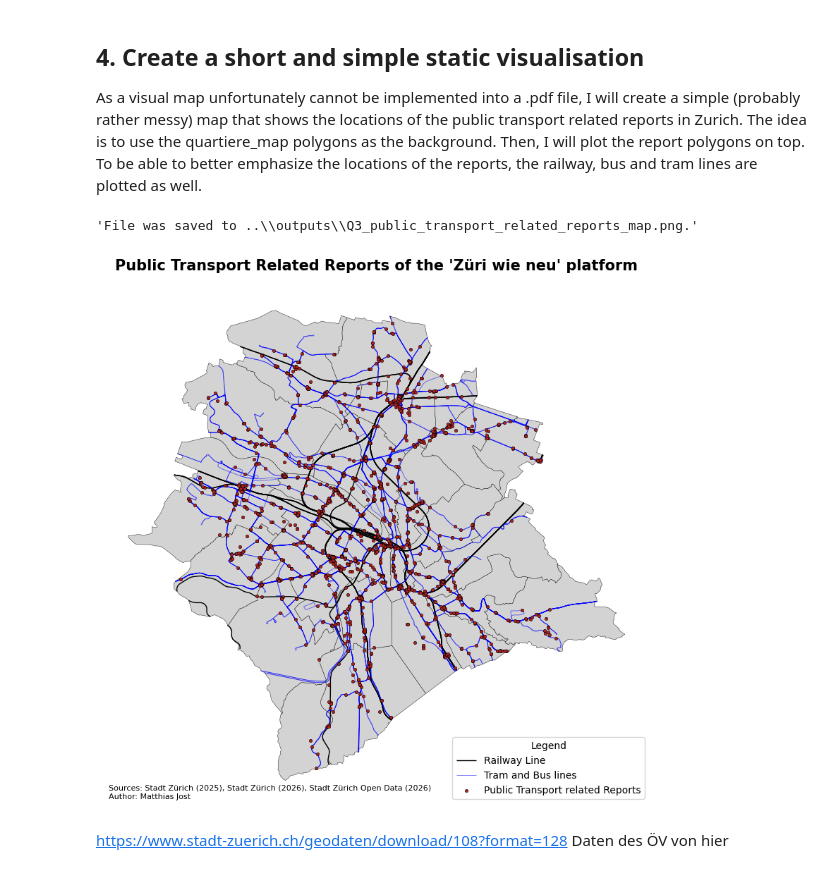
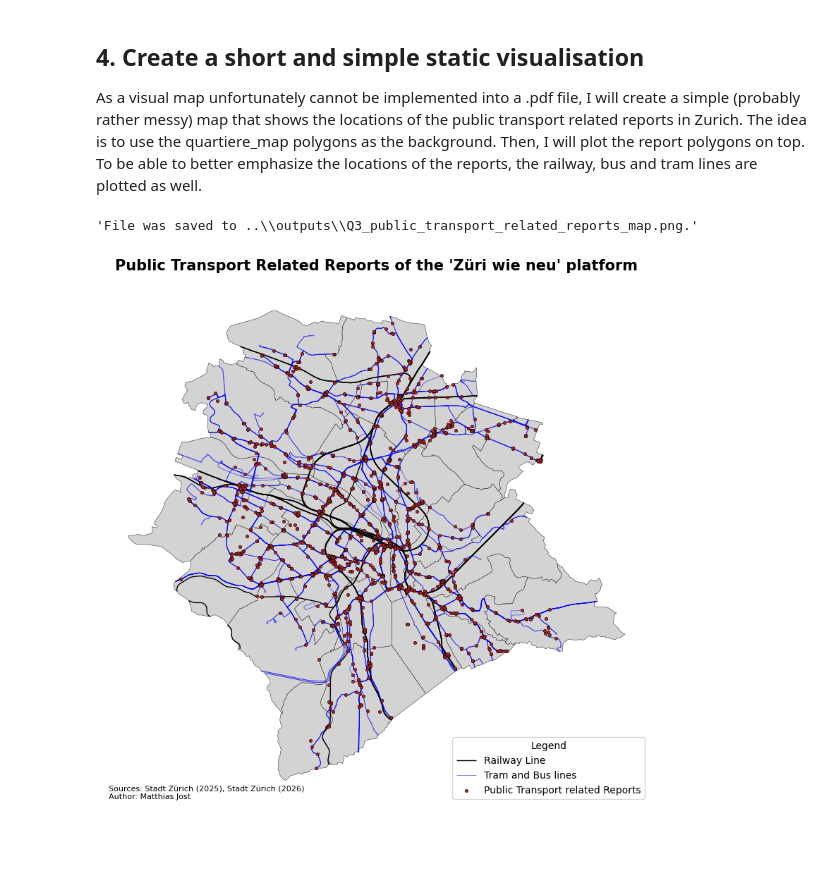
Before and after one commit to mj1905/sds210_project_Matthias_Jost, a Jupyter notebook: notebooks/Q3_public_transport_problems.ipynb, the cells around one changed output. Drawn from its saved outputs; the diff is of its cells as text; code cells hidden in the pictures; blank space fills up the shorter version.

```diff
--- a/notebooks/Q3_public_transport_problems.ipynb
+++ b/notebooks/Q3_public_transport_problems.ipynb
@@ -75,23 +75,20 @@ As a visual map unfortunately cannot be implemented into a .pdf file, I will cre
 # %%
 fig, ax=plt.subplots(figsize=(10,10))
 
 #plot the layers --> if time add the lake in lightblue
 quartiere_map.plot(ax=ax, color="lightgrey", edgecolor="black", linewidth=0.3, zorder=0)
 railway_lines.plot(ax=ax, color="black", linewidth=1, zorder=1, label="Railway Line")
 vbz_lines.plot(ax=ax, color="blue", linewidth=0.7, zorder=2, label="Tram and Bus lines", alpha=0.5)
 reports_public_transport.plot(ax=ax, color="firebrick", markersize=10, edgecolor="black", linewidth=0.4, zorder=3, label="Public Transport related Reports")
 
 #set all further aesthetics
 ax.axis("off")
 ax.set_title("Public Transport Related Reports of the 'Züri wie neu' platform", fontsize=15, fontweight="bold")
 ax.legend(title="Legend", loc="lower right")
-ax.text(0.01,0.01, "Sources: Stadt Zürich (2025), Stadt Zürich (2026), Stadt Zürich Open Data (2026) \nAuthor: Matthias Jost", transform=ax.transAxes, fontsize=8)
+ax.text(0.01,0.01, "Sources: Stadt Zürich (2025), Stadt Zürich (2026) \nAuthor: Matthias Jost", transform=ax.transAxes, fontsize=8)
 
 #export the resulting map
 export_result_to_png("Q3_public_transport_related_reports_map")
 # %% [output]
 'File was saved to ..\\outputs\\Q3_public_transport_related_reports_map.png.'
-[figure, old version]
+[figure, new version]
-# %% [markdown]
-https://www.stadt-zuerich.ch/geodaten/download/108?format=128
-Daten des ÖV von hier
```
Also changed, not shown: parts of 1 cell of this notebook, 6 other files.
